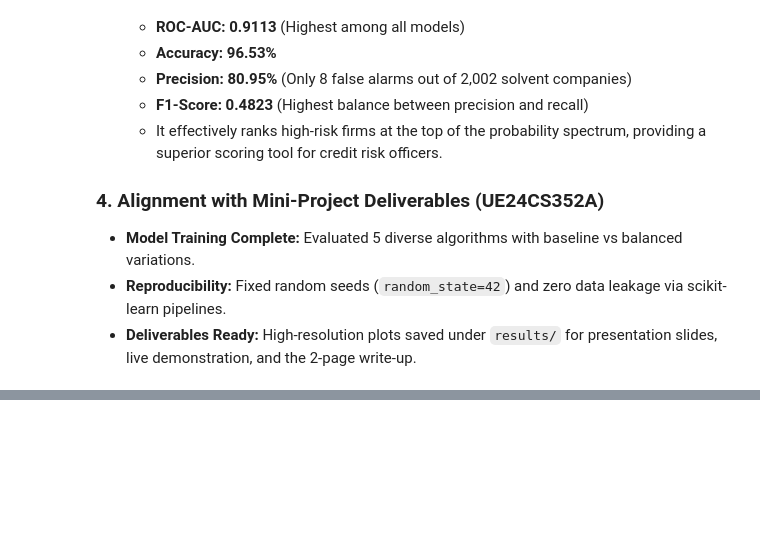
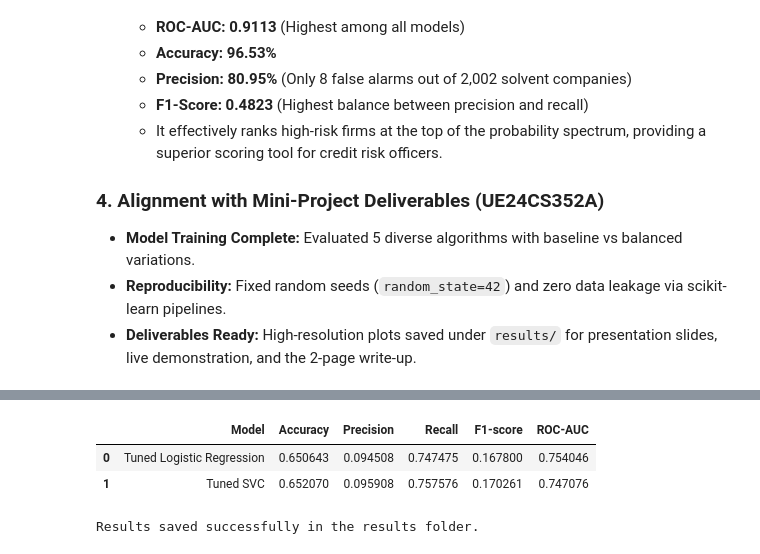
Before and after one commit to luna212022/Corporate-Bankruptcy-Prediction, a Jupyter notebook: notebooks/model_training.ipynb, the cells around one changed output, grey strips where cells are left out. Saved outputs shown, nothing was run; the diff lists cells and outputs as text; code cells hidden in the pictures; blank space fills up the shorter version.

```diff
--- a/notebooks/model_training.ipynb
+++ b/notebooks/model_training.ipynb
@@ -320,0 +538,47 @@ Saved model comparison bar chart to ../results/model_comparison_bar.png
+# %%
+
+# Save Vennela's Model Tuning Results
+
+import os
+
+os.makedirs("../results", exist_ok=True)
+
+# Save threshold comparison
+threshold_df.to_csv(
+    "../results/vennela_threshold_results.csv",
+    index=False
+)
+
+# Save tuned model comparison
+tuned_comparison = pd.DataFrame([
+    {
+        "Model": "Tuned Logistic Regression",
+        "Accuracy": accuracy_score(y_test, lr_tuned.predict(X_test)),
+        "Precision": precision_score(y_test, lr_tuned.predict(X_test), zero_division=0),
+        "Recall": recall_score(y_test, lr_tuned.predict(X_test), zero_division=0),
+        "F1-score": f1_score(y_test, lr_tuned.predict(X_test), zero_division=0),
+        "ROC-AUC": roc_auc_score(y_test, lr_tuned_prob)
+    },
+    {
+        "Model": "Tuned SVC",
+        "Accuracy": accuracy_score(y_test, svc_tuned_pred),
+        "Precision": precision_score(y_test, svc_tuned_pred, zero_division=0),
+        "Recall": recall_score(y_test, svc_tuned_pred, zero_division=0),
+        "F1-score": f1_score(y_test, svc_tuned_pred, zero_division=0),
+        "ROC-AUC": roc_auc_score(y_test, svc_tuned_prob)
+    }
+])
+
+tuned_comparison.to_csv(
+    "../results/vennela_tuned_model_results.csv",
+    index=False
+)
+
+display(tuned_comparison)
+
+print("Results saved successfully in the results folder.")
+# %% [output]
+|  | Model | Accuracy | Precision | Recall | F1-score | ROC-AUC |
+| 0 | Tuned Logistic Regression | 0.650643 | 0.094508 | 0.747475 | 0.167800 | 0.754046 |
+| 1 | Tuned SVC | 0.652070 | 0.095908 | 0.757576 | 0.170261 | 0.747076 |
+Results saved successfully in the results folder.
```
Also changed, not shown: parts of 4 cells of this notebook, 3 other files.
